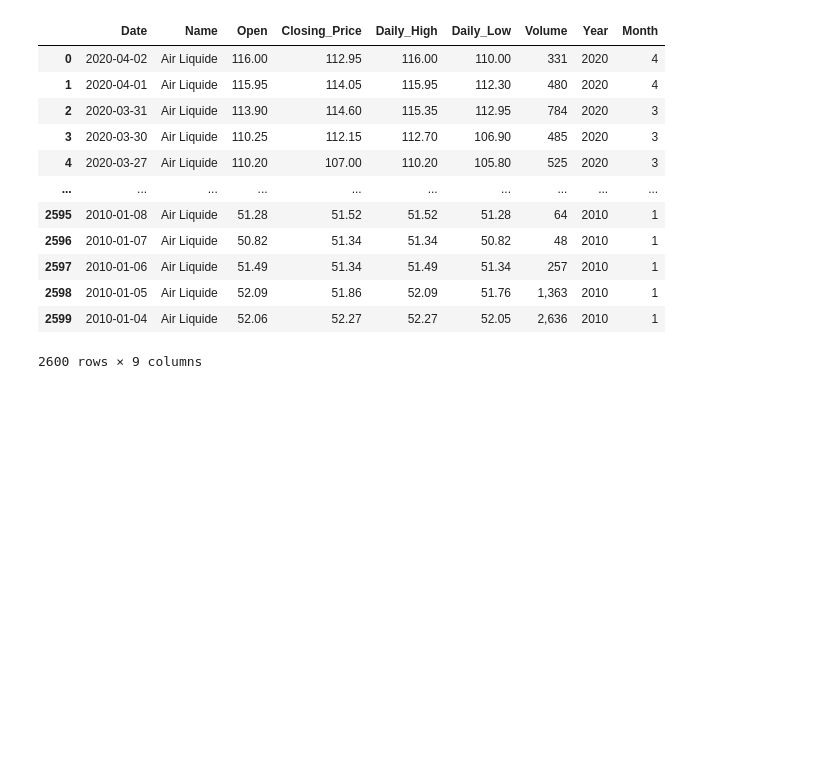
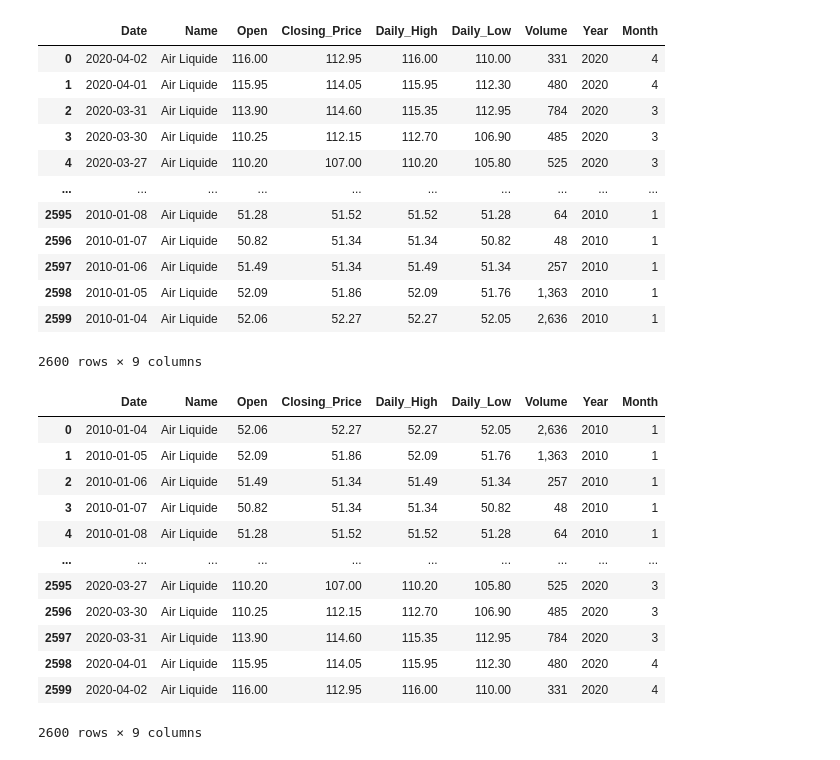
Before and after one commit to rskbansal/Time_Series_Analysis, a Jupyter notebook: data_preprocessing.ipynb, the cells around one changed output. Cells and saved outputs as stored; diff of their text form; code cells hidden in the pictures; blank space fills up the shorter version.

Commit message:
updated the preprocessing of data

```diff
--- a/data_preprocessing.ipynb
+++ b/data_preprocessing.ipynb
@@ -148,8 +150,8 @@ Date
 # %%
 y.to_csv('DATA/preprocessed_data.csv',index= True)
 # %%
-z= pd.read_csv('DATA/preprocessed_data.csv')
-z
+data= pd.read_csv('DATA/preprocessed_data.csv')
+data
 # %% [output]
 |  | Date | Name | Open | Closing_Price | Daily_High | Daily_Low | Volume | Year | Month |
 | 0 | 2020-04-02 | Air Liquide | 116.00 | 112.95 | 116.00 | 110.00 | 331 | 2020 | 4 |
@@ -164,3 +166,20 @@ z
 | 2598 | 2010-01-05 | Air Liquide | 52.09 | 51.86 | 52.09 | 51.76 | 1,363 | 2010 | 1 |
 | 2599 | 2010-01-04 | Air Liquide | 52.06 | 52.27 | 52.27 | 52.05 | 2,636 | 2010 | 1 |
 2600 rows × 9 columns
+# %%
+reversed_df = data.iloc[::-1].reset_index(drop=True)
+reversed_df
+# %% [output]
+|  | Date | Name | Open | Closing_Price | Daily_High | Daily_Low | Volume | Year | Month |
+| 0 | 2010-01-04 | Air Liquide | 52.06 | 52.27 | 52.27 | 52.05 | 2,636 | 2010 | 1 |
+| 1 | 2010-01-05 | Air Liquide | 52.09 | 51.86 | 52.09 | 51.76 | 1,363 | 2010 | 1 |
+| 2 | 2010-01-06 | Air Liquide | 51.49 | 51.34 | 51.49 | 51.34 | 257 | 2010 | 1 |
+| 3 | 2010-01-07 | Air Liquide | 50.82 | 51.34 | 51.34 | 50.82 | 48 | 2010 | 1 |
+| 4 | 2010-01-08 | Air Liquide | 51.28 | 51.52 | 51.52 | 51.28 | 64 | 2010 | 1 |
+| ... | ... | ... | ... | ... | ... | ... | ... | ... | ... |
+| 2595 | 2020-03-27 | Air Liquide | 110.20 | 107.00 | 110.20 | 105.80 | 525 | 2020 | 3 |
+| 2596 | 2020-03-30 | Air Liquide | 110.25 | 112.15 | 112.70 | 106.90 | 485 | 2020 | 3 |
+| 2597 | 2020-03-31 | Air Liquide | 113.90 | 114.60 | 115.35 | 112.95 | 784 | 2020 | 3 |
+| 2598 | 2020-04-01 | Air Liquide | 115.95 | 114.05 | 115.95 | 112.30 | 480 | 2020 | 4 |
+| 2599 | 2020-04-02 | Air Liquide | 116.00 | 112.95 | 116.00 | 110.00 | 331 | 2020 | 4 |
+2600 rows × 9 columns
```
Also changed, not shown: parts of 6 cells of this notebook, 3 other files.
